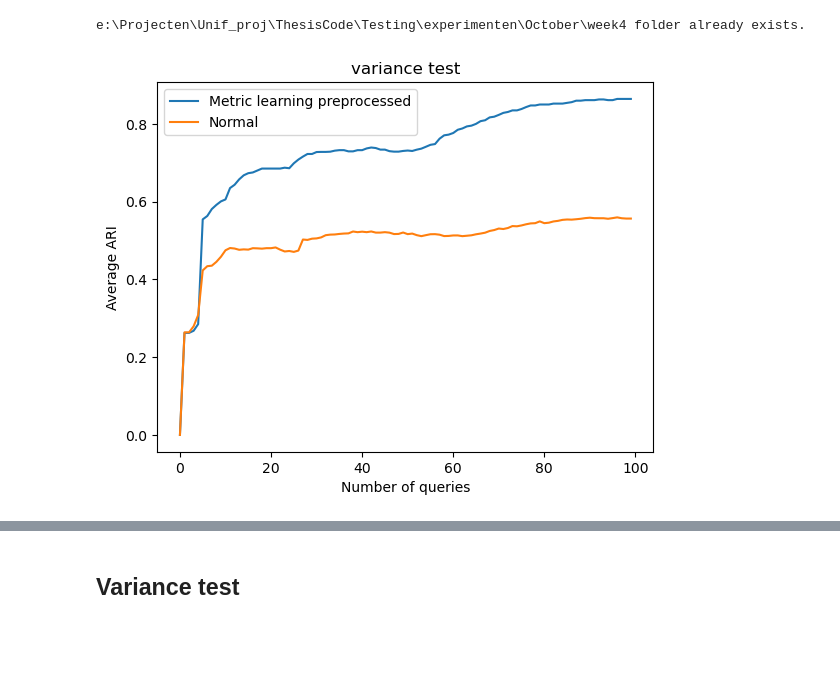
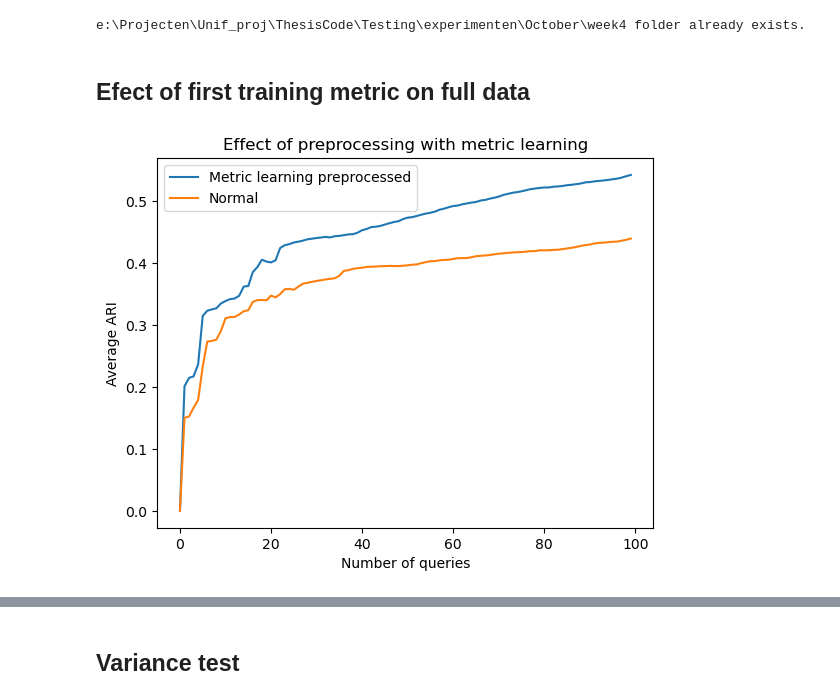
Before and after one commit to MaartenHBP/ThesisCode, a Jupyter notebook: Testing/experimenten.ipynb, the cells around one changed output, grey strips where cells are left out. Saved outputs shown, nothing was run; the diff lists cells and outputs as text; code cells hidden in the pictures; blank space fills up the shorter version.

```diff
--- a/Testing/experimenten.ipynb
+++ b/Testing/experimenten.ipynb
@@ -51,11 +53,11 @@ e:\Projecten\Unif_proj\ThesisCode\Testing\experimenten\October\week4 folder alre
+# %% [markdown]
+## Efect of first training metric on full data
 # %%
-# ff teste
-k = ExperimentRunner("variance test", path, currentDay)
+k = ExperimentRunner("Effect of preprocessing with metric learning", path, currentDay) # nog ARI berekenen
 k.loadDataSets([])
 k.addAlgo([Cobras()])
-k.run(runsPQ= 10, metricPreprocessing=True, maxQ=100, crossFold=True)
-k.run(runsPQ= 10, maxQ=100, crossFold=True)
+k.run(runsPQ= 10, metricPreprocessing=True, maxQ=100, crossFold=True, save=True) #TODO: nog fixen dat als het te vroeg stopt, de zelfde clustering geeft
+k.run(runsPQ= 10, maxQ=100, crossFold=True, save=True)
 k.makePlot(maxQ = 100)
-k.SaveBatches()
 # %% [output]
-[figure, old version]
+[figure, new version]
```
Also changed, not shown: parts of 5 cells of this notebook, 54 other files.
